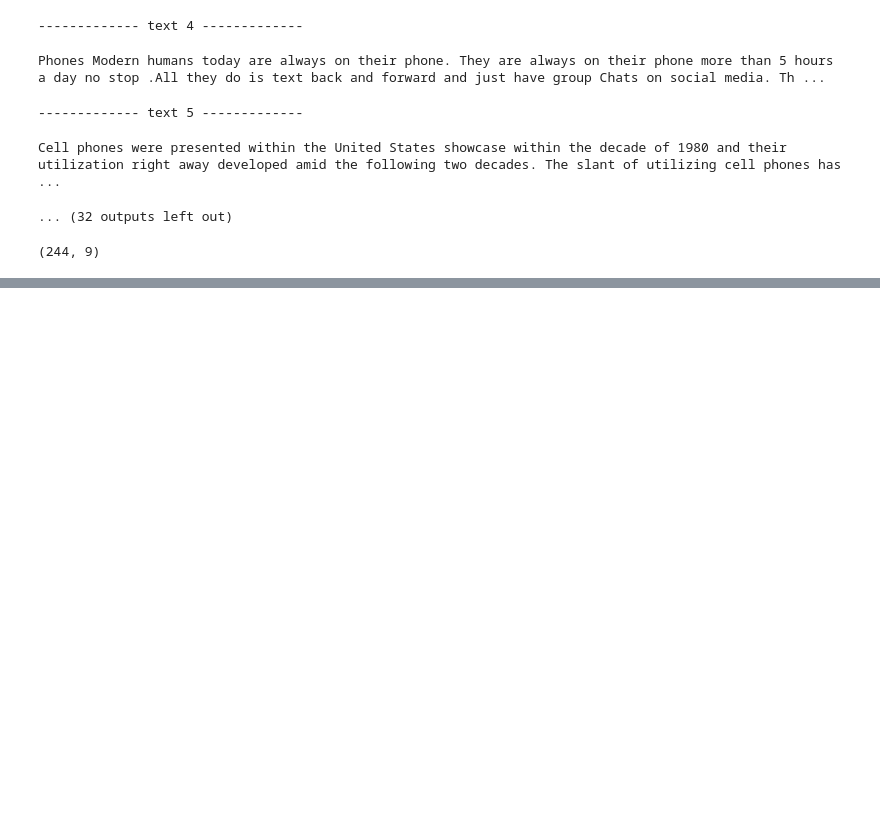
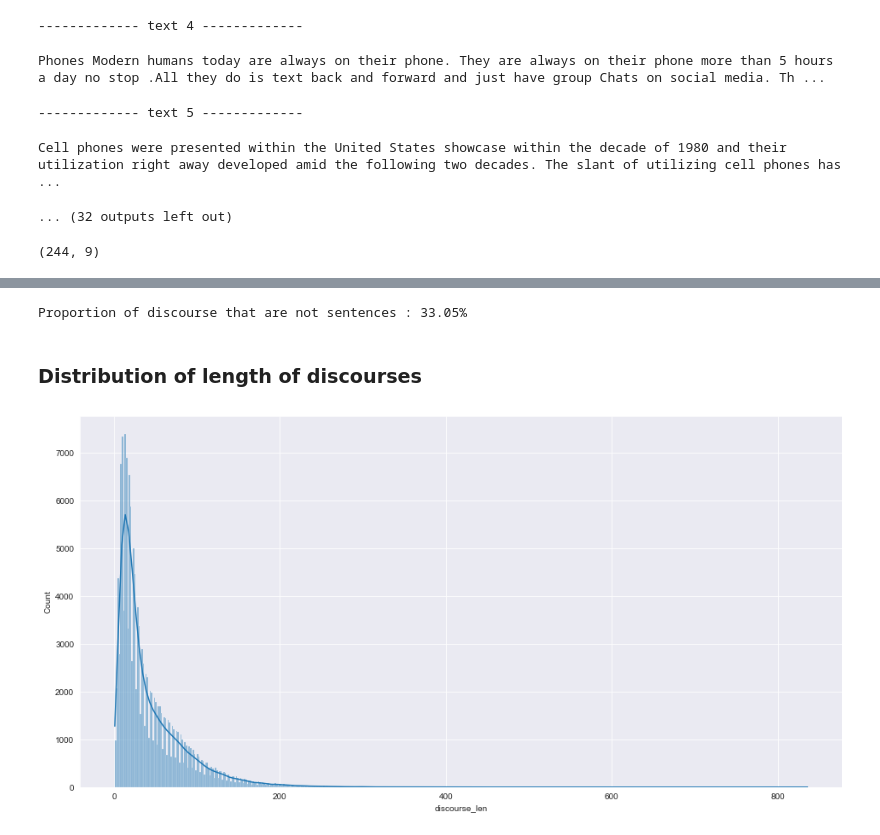
Before and after one commit to arthurcol/feedback_prize, a Jupyter notebook: notebooks/explorator.ipynb, the cells around one changed output, grey strips where cells are left out. Saved outputs shown, nothing was run; the diff lists cells and outputs as text; code cells hidden in the pictures; blank space fills up the shorter version.

```diff
--- a/notebooks/explorator.ipynb
+++ b/notebooks/explorator.ipynb
@@ -214,0 +228,17 @@ df_full.head()
+# %%
+print(f'Proportion of discourse that are not sentences : {(1-count/len(df))*100:.2f}%')
+# %% [output]
+Proportion of discourse that are not sentences : 33.05%
+# %% [markdown]
+### Distribution of length of discourses
+# %%
+def mylen(text):
+    return len(text.split())
+# %%
+df['discourse_len']=df['discourse_text'].apply(mylen)
+# %%
+plt.figure(figsize=(16,8))
+sns.set_style('darkgrid')
+sns.histplot(df['discourse_len'],kde=True,);
+# %% [output]
+[figure, added]
```
Also changed, not shown: parts of 13 cells of this notebook, 2 other files.
